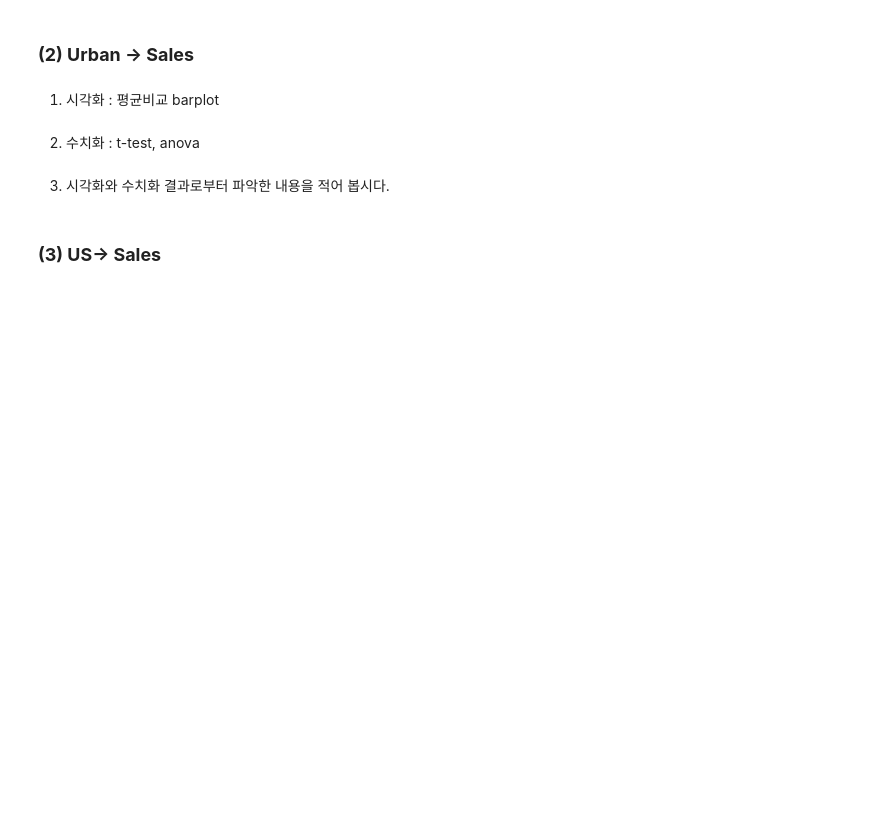
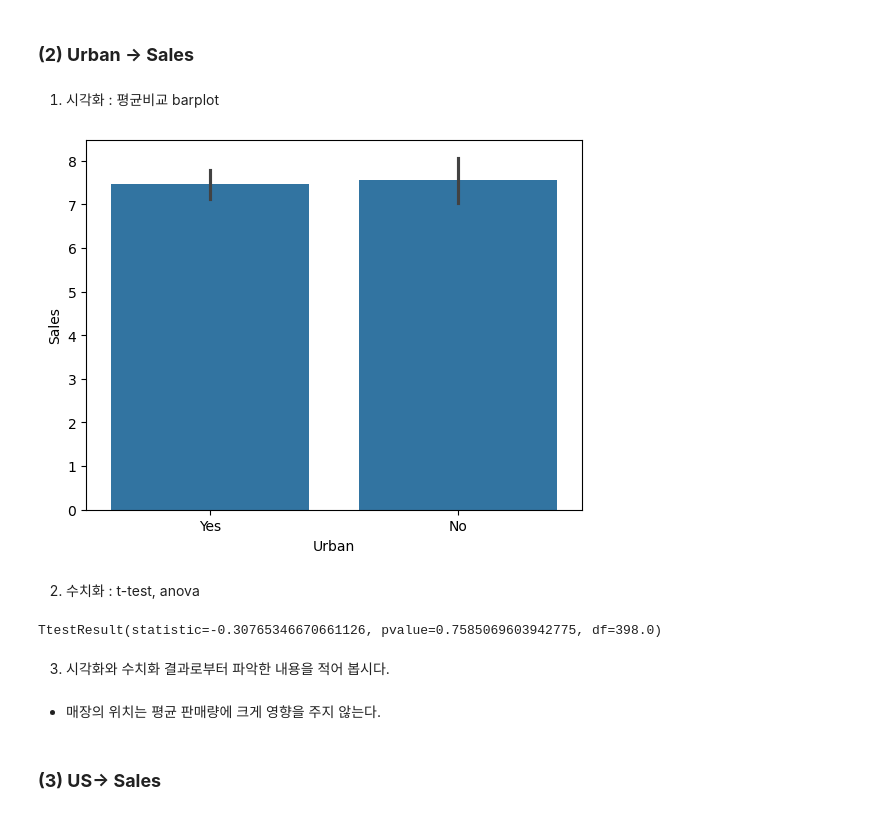
Before and after one commit to yongmin21/kt_aivle, a Jupyter notebook: 2024.09.11 데이터 분석 및 의미 찾기/종합실습1_이변량분석(y-숫자).ipynb, the cells around one changed output. Drawn from its saved outputs; the diff is of its cells as text; code cells hidden in the pictures; blank space fills up the shorter version.

```diff
--- a/2024.09.11 데이터 분석 및 의미 찾기/종합실습1_이변량분석(y-숫자).ipynb
+++ b/2024.09.11 데이터 분석 및 의미 찾기/종합실습1_이변량분석(y-숫자).ipynb
@@ -227,10 +265,29 @@ spst.f_oneway(d_b, d_m, d_g)
 ### **(2) Urban -> Sales**
 # %% [markdown]
 1) 시각화 : 평균비교 barplot
+# %%
+var = 'Urban'
+
+sns.barplot(x=var, y=target, data = data)
+plt.show()
+# %% [output]
+[figure, added]
 # %% [markdown]
 2) 수치화 : t-test, anova
+# %%
+p = []
+groups = ['Yes', 'No']
+for i in groups:
+    t=data.loc[data[var]==i, 'Sales']
+    p.append(t)
+
+spst.ttest_ind(*p)
+# %% [output]
+TtestResult(statistic=-0.30765346670661126, pvalue=0.7585069603942775, df=398.0)
 # %% [markdown]
 3) 시각화와 수치화 결과로부터 파악한 내용을 적어 봅시다.
+# %% [markdown]
+* 매장의 위치는 평균 판매량에 크게 영향을 주지 않는다.
 # %% [markdown]
 ### **(3) US-> Sales**
 # %% [markdown]
```
Also changed, not shown: parts of 17 cells of this notebook, 9 other files.
